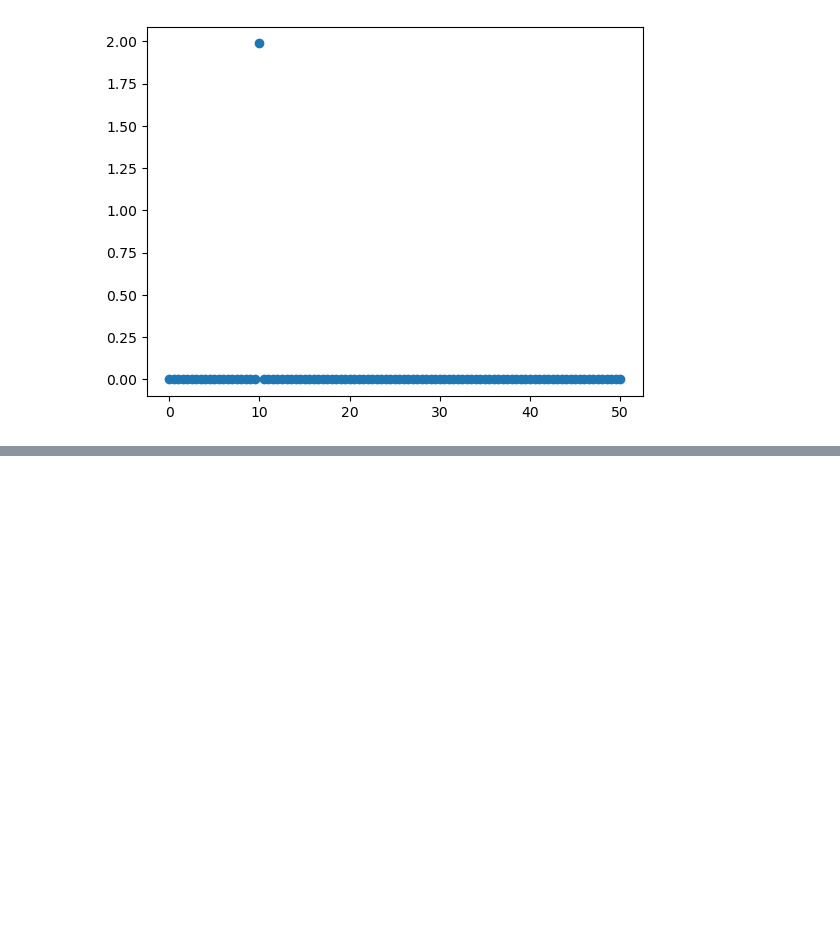
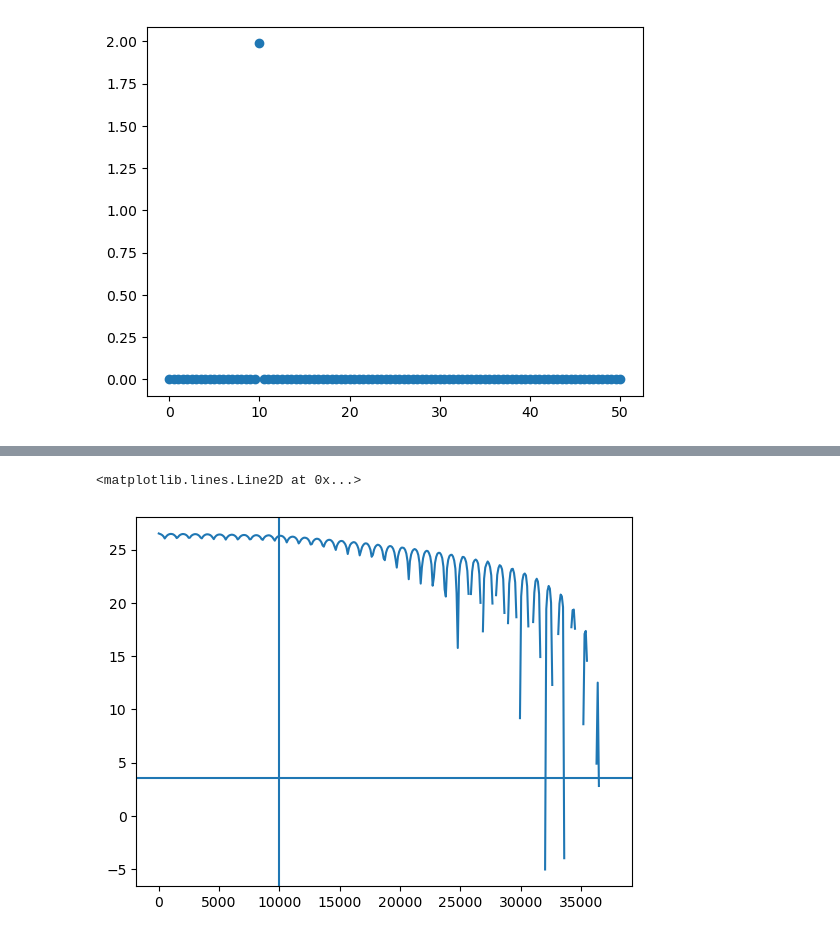
Before and after one commit to TapWhite/PE1, a Jupyter notebook: PE_sessions/PE_session_3/Sessie_3.ipynb, the cells around one changed output, grey strips where cells are left out. Cells and saved outputs as stored; diff of their text form; code cells hidden in the pictures; blank space fills up the shorter version.

```diff
--- a/PE_sessions/PE_session_3/Sessie_3.ipynb
+++ b/PE_sessions/PE_session_3/Sessie_3.ipynb
@@ -341,0 +428,7 @@ write_channel = 'AO0'
+# %%
+plt.plot(frequencies, H)
+plt.axhline(5*0.71)
+plt.axvline(10000)
+# %% [output]
+<matplotlib.lines.Line2D at 0x...>
+[figure, added]
```
Also changed, not shown: parts of 6 cells of this notebook.
